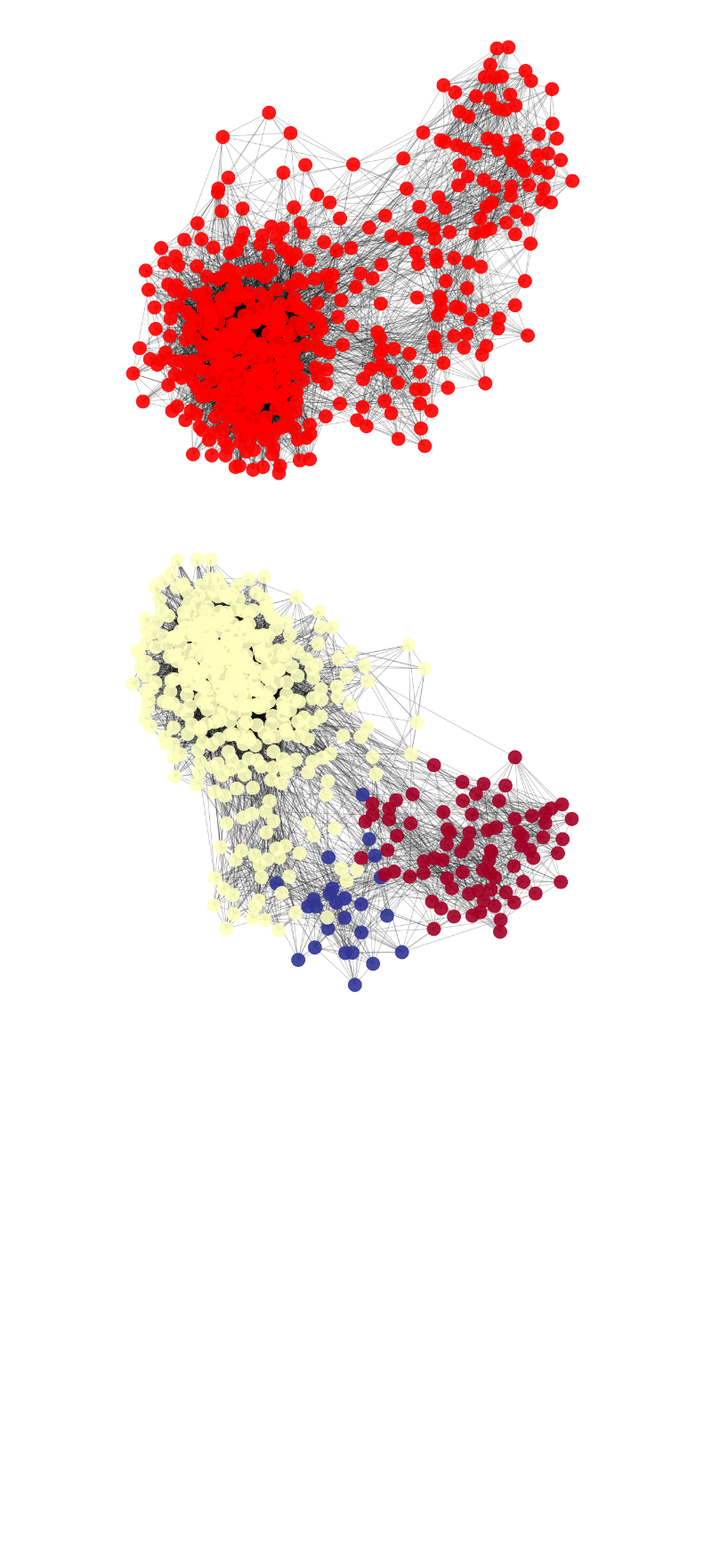
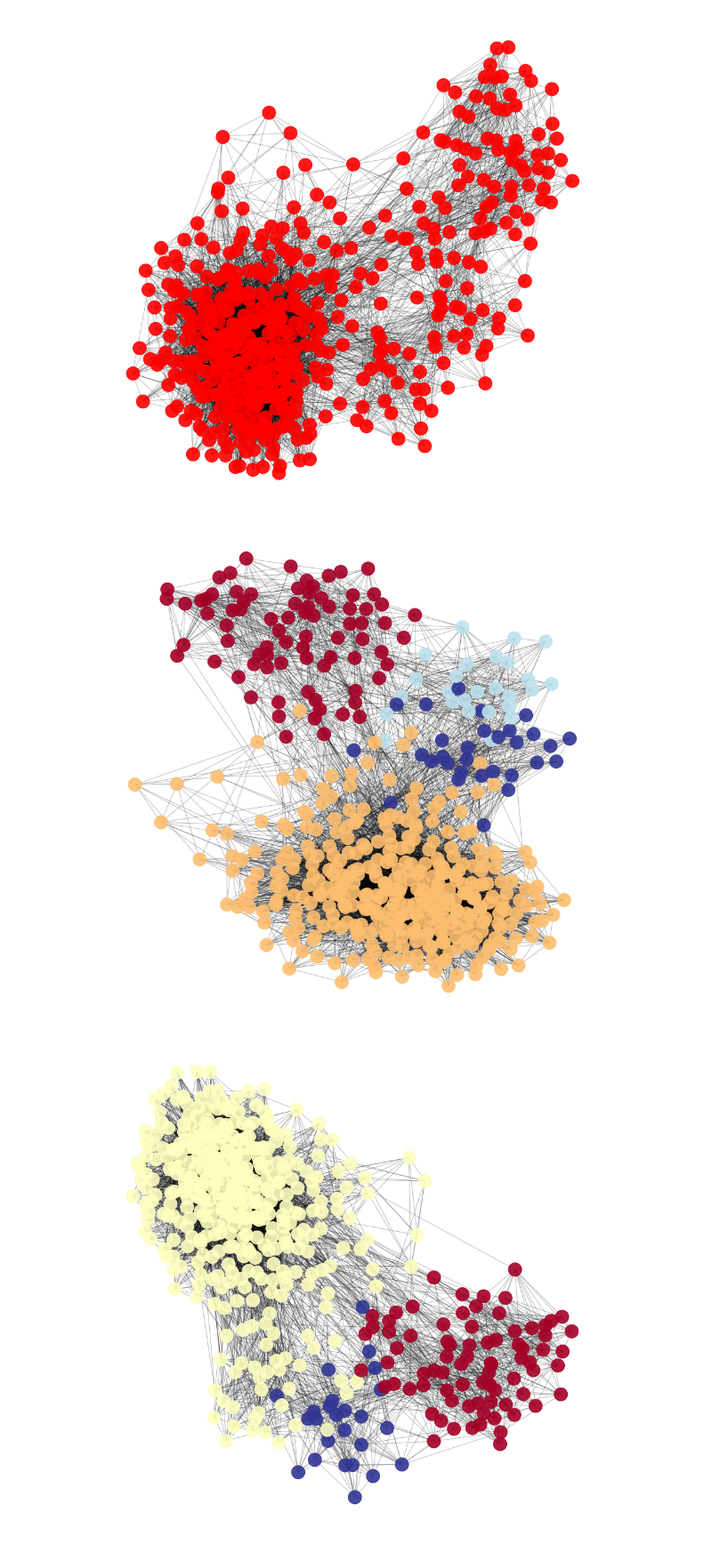
Before and after one commit to elkinal/Social_media_analysis, a Jupyter notebook: Desktop/Scientific Research/Social_media_analysis.ipynb, the cells around one changed output. Shown at 89% size. Saved outputs shown, nothing was run; the diff lists cells and outputs as text; code cells hidden in the pictures; blank space fills up the shorter version.

Commit message:
Added an altelnative graph partition

```diff
--- a/Desktop/Scientific Research/Social_media_analysis.ipynb
+++ b/Desktop/Scientific Research/Social_media_analysis.ipynb
@@ -181,6 +181,10 @@ draw_graph(G)
 [figure]
 # %%
 result = summary(graph,710)
+# %%
+draw_partition2(convert(result[0]),categorize(result[528]))
+# %% [output]
+[figure, added]
 # %%
 draw_partition2(convert(result[0]),categorize(result[510]))
 # %% [output]
```
